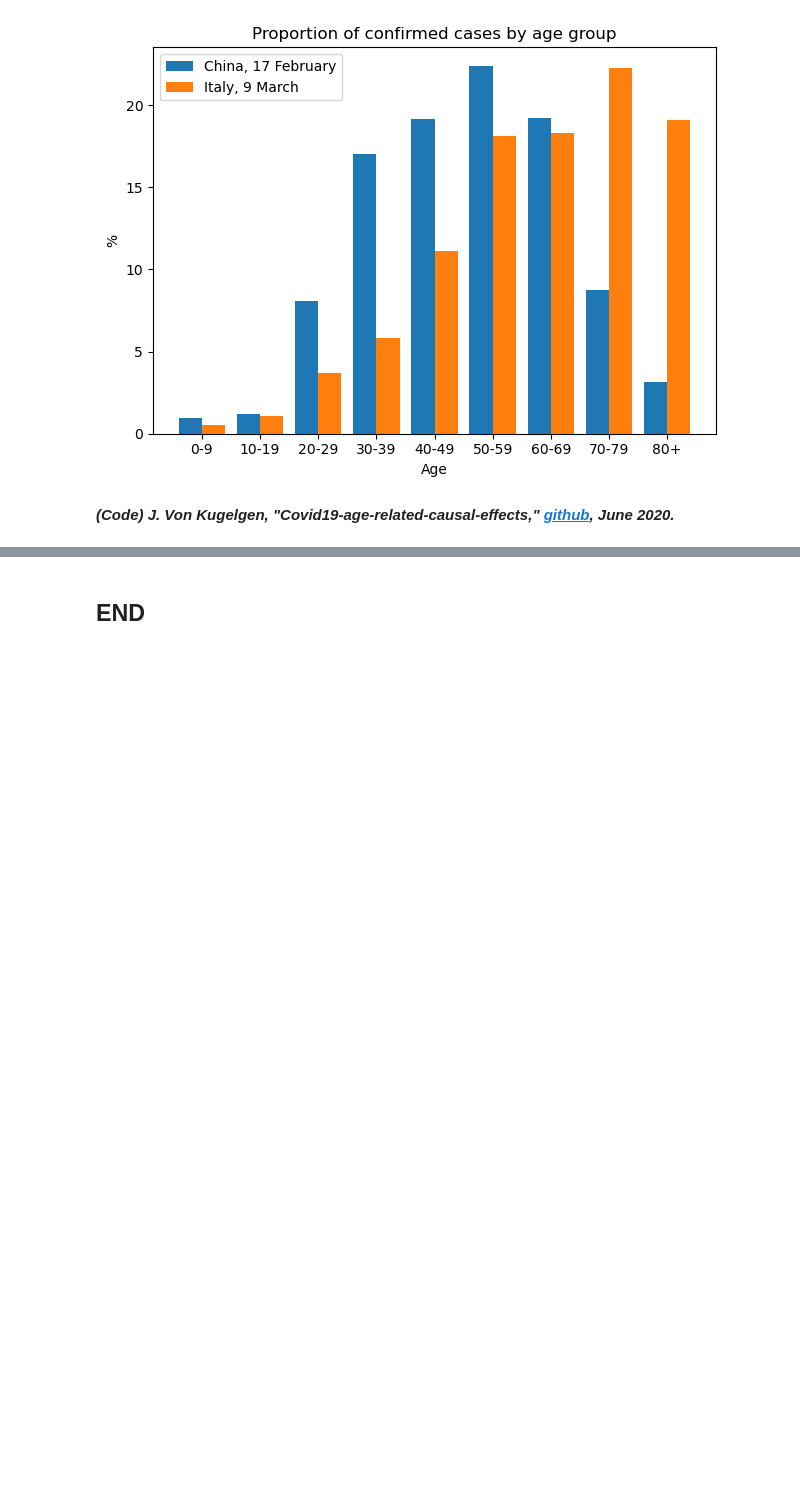
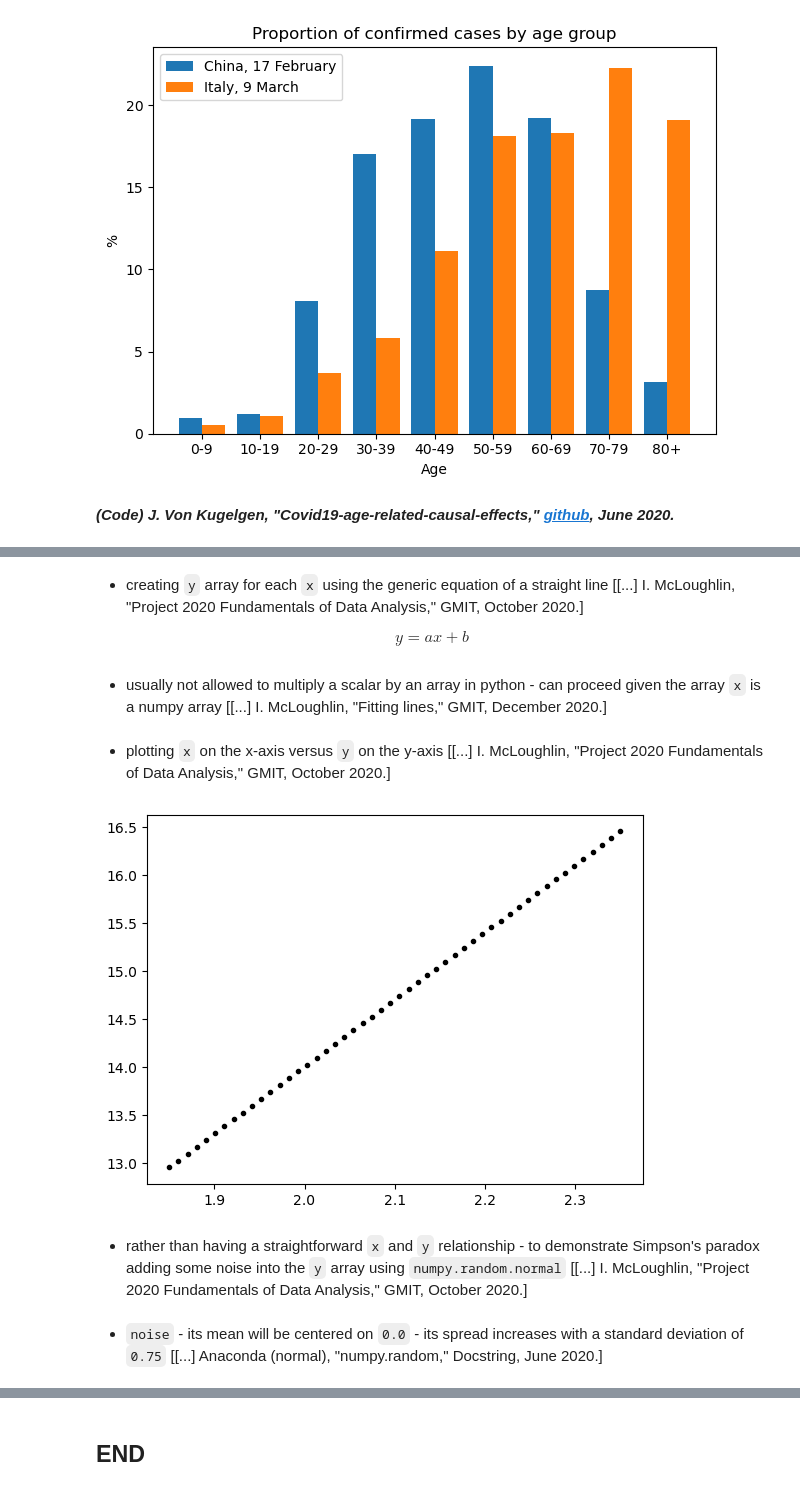
Before and after one commit to E6985/fda-tasks, a Jupyter notebook: Fundamentals-of-Data-Analysis-Tasks-2020.ipynb, the cells around one changed output, grey strips where cells are left out. Saved outputs shown, nothing was run; the diff lists cells and outputs as text; code cells hidden in the pictures; blank space fills up the shorter version.

```diff
--- a/Fundamentals-of-Data-Analysis-Tasks-2020.ipynb
+++ b/Fundamentals-of-Data-Analysis-Tasks-2020.ipynb
@@ -1689,0 +1473,3 @@ sns.lmplot(x="x_heading",y="outcome",data=combine);
+# %%
+# package numpy - subpackage core - module function_base - linspace arguments
+nStart,nStop,nSize=1.85,2.35,50
@@ -1689,0 +1478,7 @@ sns.lmplot(x="x_heading",y="outcome",data=combine);
+# %%
+# package numpy - subpackage core - module function_base
+x=np.linspace(nStart,nStop,nSize)
+# %% [markdown]
+- creating ``y`` array for each ``x`` using the generic equation of a straight line [[...] I. McLoughlin, "Project 2020 Fundamentals of Data Analysis," GMIT, October 2020.]
+
+$$y=ax+b$$
@@ -1689,0 +1488,16 @@ sns.lmplot(x="x_heading",y="outcome",data=combine);
+# %% [markdown]
+- usually not allowed to multiply a scalar by an array in python - can proceed given the array ``x`` is a numpy array [[...] I. McLoughlin, "Fitting lines," GMIT, December 2020.]
+# %%
+# straight line - notation
+y=a*x*b
+# %% [markdown]
+- plotting ``x`` on the x-axis versus ``y`` on the y-axis [[...] I. McLoughlin, "Project 2020 Fundamentals of Data Analysis," GMIT, October 2020.]
+# %%
+# package matplotlib - module pyplot
+plt.plot(x,y,"k.");
+# %% [output]
+[figure, added]
+# %% [markdown]
+- rather than having a straightforward ``x`` and ``y`` relationship - to demonstrate Simpson's paradox adding some noise into the ``y`` array using ``numpy.random.normal`` [[...] I. McLoughlin, "Project 2020 Fundamentals of Data Analysis," GMIT, October 2020.]
+# %% [markdown]
+- ``noise`` - its mean will be centered on ``0.0`` - its spread increases with a standard deviation of ``0.75`` [[...] Anaconda (normal), "numpy.random," Docstring, June 2020.]
```
Also changed, not shown: parts of 91 cells of this notebook.
